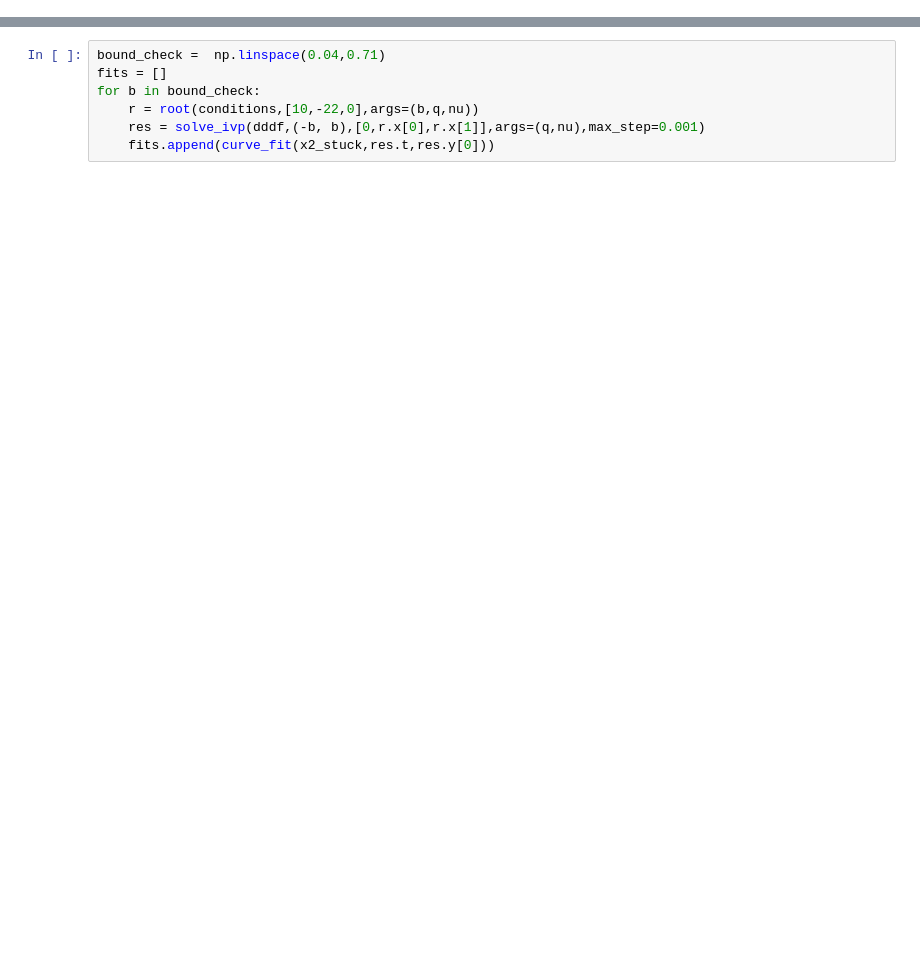
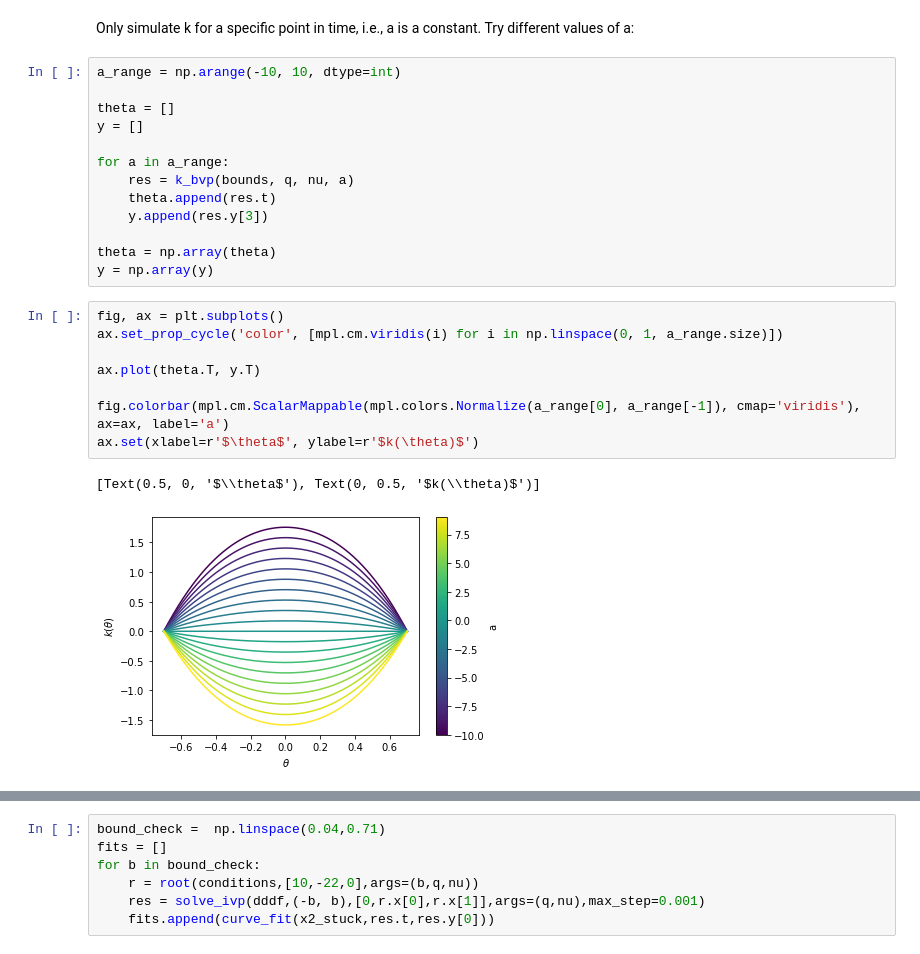
Before and after one commit to Zigolox/bellow-simulation, a Jupyter notebook: Strömmek.ipynb, the cells around one changed output, grey strips where cells are left out. Cells and saved outputs as stored; diff of their text form; blank space fills up the shorter version.

```diff
--- a/Strömmek.ipynb
+++ b/Strömmek.ipynb
@@ -3,0 +36,26 @@ import matplotlib.pyplot as plt
+# %% [markdown]
+Only simulate k for a specific point in time, i.e., a is a constant. Try different values of a:
+# %%
+a_range = np.arange(-10, 10, dtype=int)
+
+theta = []
+y = []
+
+for a in a_range:
+    res = k_bvp(bounds, q, nu, a)
+    theta.append(res.t)
+    y.append(res.y[3])
+
+theta = np.array(theta)
+y = np.array(y)
+# %%
+fig, ax = plt.subplots()
+ax.set_prop_cycle('color', [mpl.cm.viridis(i) for i in np.linspace(0, 1, a_range.size)])
+
+ax.plot(theta.T, y.T)
+
+fig.colorbar(mpl.cm.ScalarMappable(mpl.colors.Normalize(a_range[0], a_range[-1]), cmap='viridis'), ax=ax, label='a')
+ax.set(xlabel=r'$\theta$', ylabel=r'$k(\theta)$')
+# %% [output]
+[Text(0.5, 0, '$\\theta$'), Text(0, 0.5, '$k(\\theta)$')]
+[figure, added]
```
Also changed, not shown: parts of 26 cells of this notebook.
